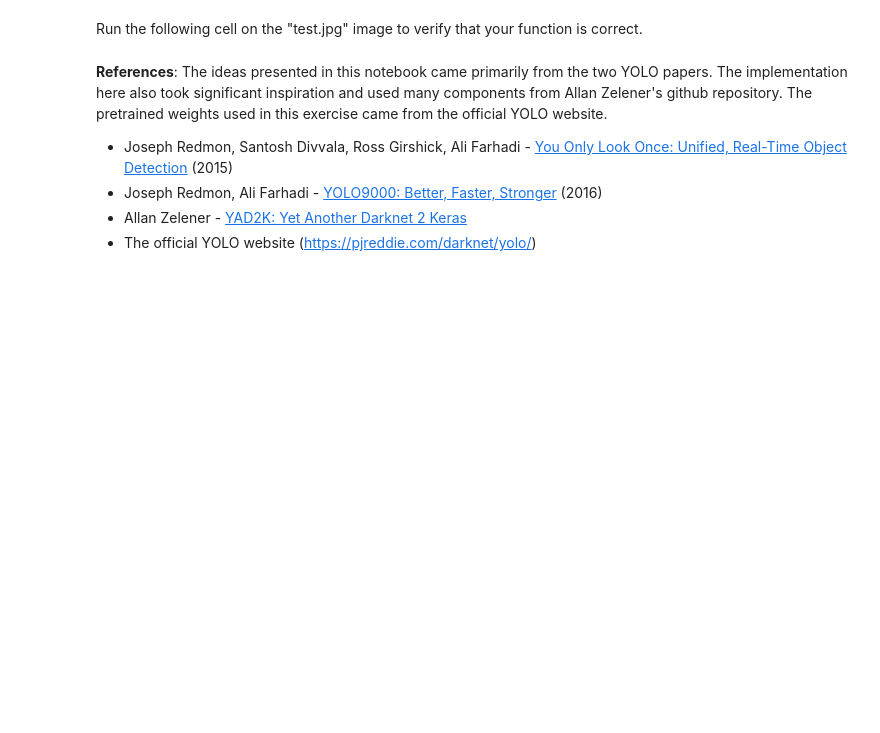
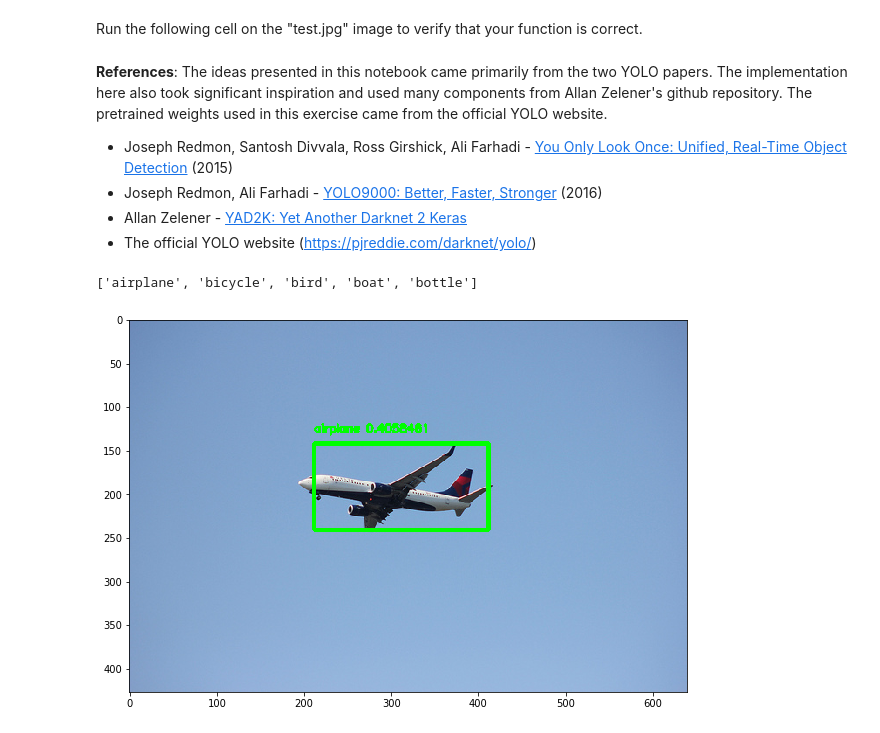
Before and after one commit to Kishwar/tensorflow, a Jupyter notebook: tiny_yolo_tf_keras/tiny_yolo_tensorflow_keras.ipynb, the cells around one changed output. Cells and saved outputs as stored; diff of their text form; code cells hidden in the pictures; blank space fills up the shorter version.

```diff
--- a/tiny_yolo_tf_keras/tiny_yolo_tensorflow_keras.ipynb
+++ b/tiny_yolo_tf_keras/tiny_yolo_tensorflow_keras.ipynb
@@ -664,19 +650,0 @@ Check point directory exists.
-# %%
-'''
-https://keras.io/models/sequential/
-
-fit_generator(generator, steps_per_epoch=None, epochs=1, verbose=1, callbacks=None, \
-                   validation_data=None, validation_steps=None, class_weight=None,  \
-                   max_queue_size=10, workers=1, use_multiprocessing=False,         \
-                   shuffle=True, initial_epoch=0)
-'''
-
-model.fit_generator(
-                    generator        = train_batch,
-                    steps_per_epoch  = len(train_batch),
-                    epochs           = 10,
-                    validation_data  = valid_batch,
-                    validation_steps = len(valid_batch),
-                    callbacks        = [EarlyStop, MakeCheckPoint],
-                    max_queue_size   = 10
-                   )
@@ -736,0 +747,35 @@ valid_batch = BatchGenerator(valid_imgs, gen_config, norm=normalize, jitter=Fals
+# %%
+LABELS
+# %% [output]
+['airplane', 'bicycle', 'bird', 'boat', 'bottle']
+# %%
+import cv2
+import matplotlib.pyplot as plt
+from yolo_utils import draw_boxes
+
+OBJ_THRESHOLD    = 0.3#0.5
+NMS_THRESHOLD    = 0.3#0.45
+
+image = cv2.imread('images/COCO_train2014_000000012138.jpg')
+dummy_array = np.zeros((1,1,1,1,TRUE_BOX_BUFFER,4))
+
+plt.figure(figsize=(10,10))
+
+input_image = cv2.resize(image, (224, 224))
+input_image = input_image / 255.
+input_image = input_image[:,:,::-1]
+input_image = np.expand_dims(input_image, 0)
+
+netout = model.predict([input_image, dummy_array])
+
+boxes = decode_netout(netout[0],
+                      obj_threshold=OBJ_THRESHOLD,
+                      nms_threshold=NMS_THRESHOLD,
+                      anchors=ANCHORS,
+                      nb_class=CLASS)
+
+image = draw_boxes(image, boxes, labels=LABELS)
+
+plt.imshow(image[:,:,::-1]); plt.show()
+# %% [output]
+[figure, added]
```
Also changed, not shown: parts of 23 cells of this notebook, 4 other files.
